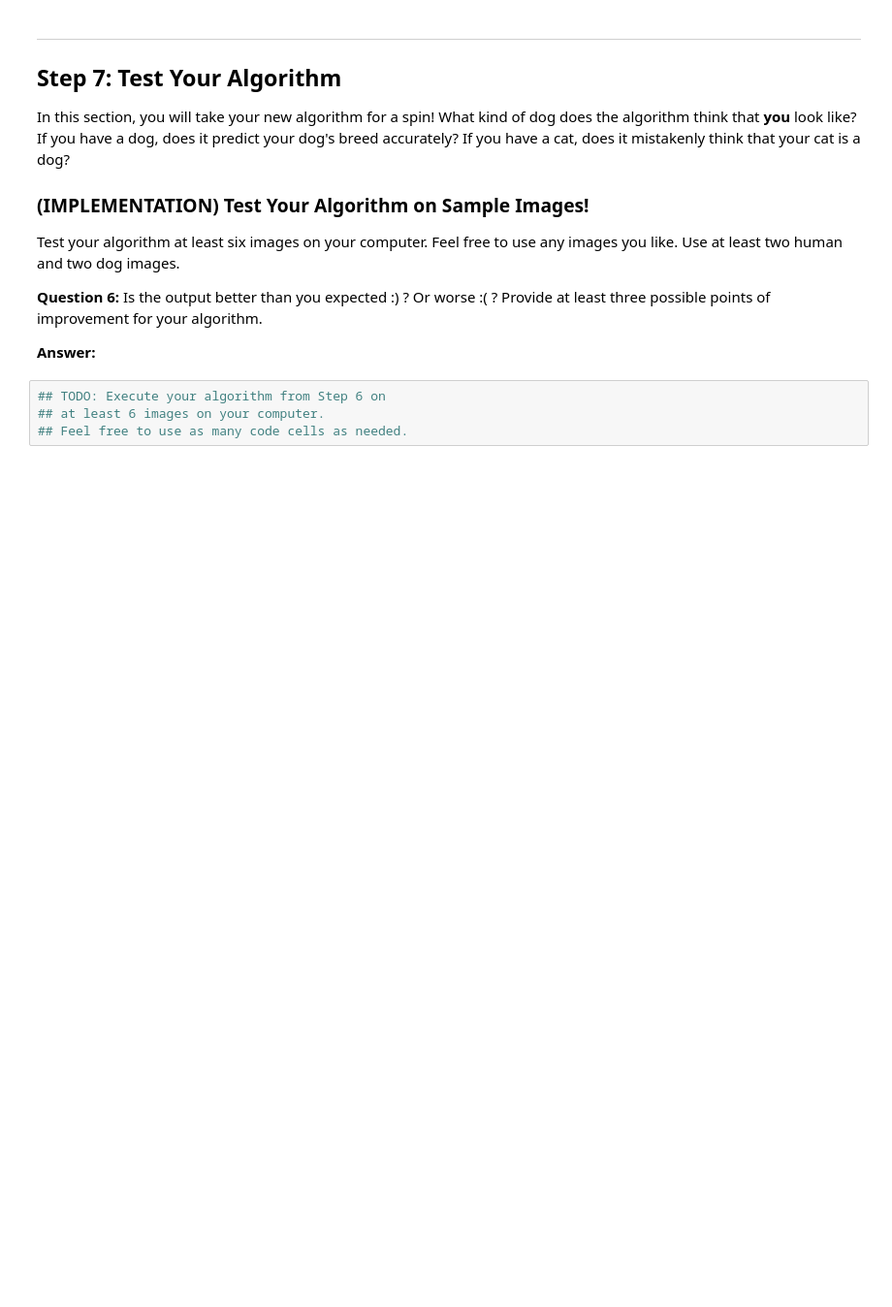
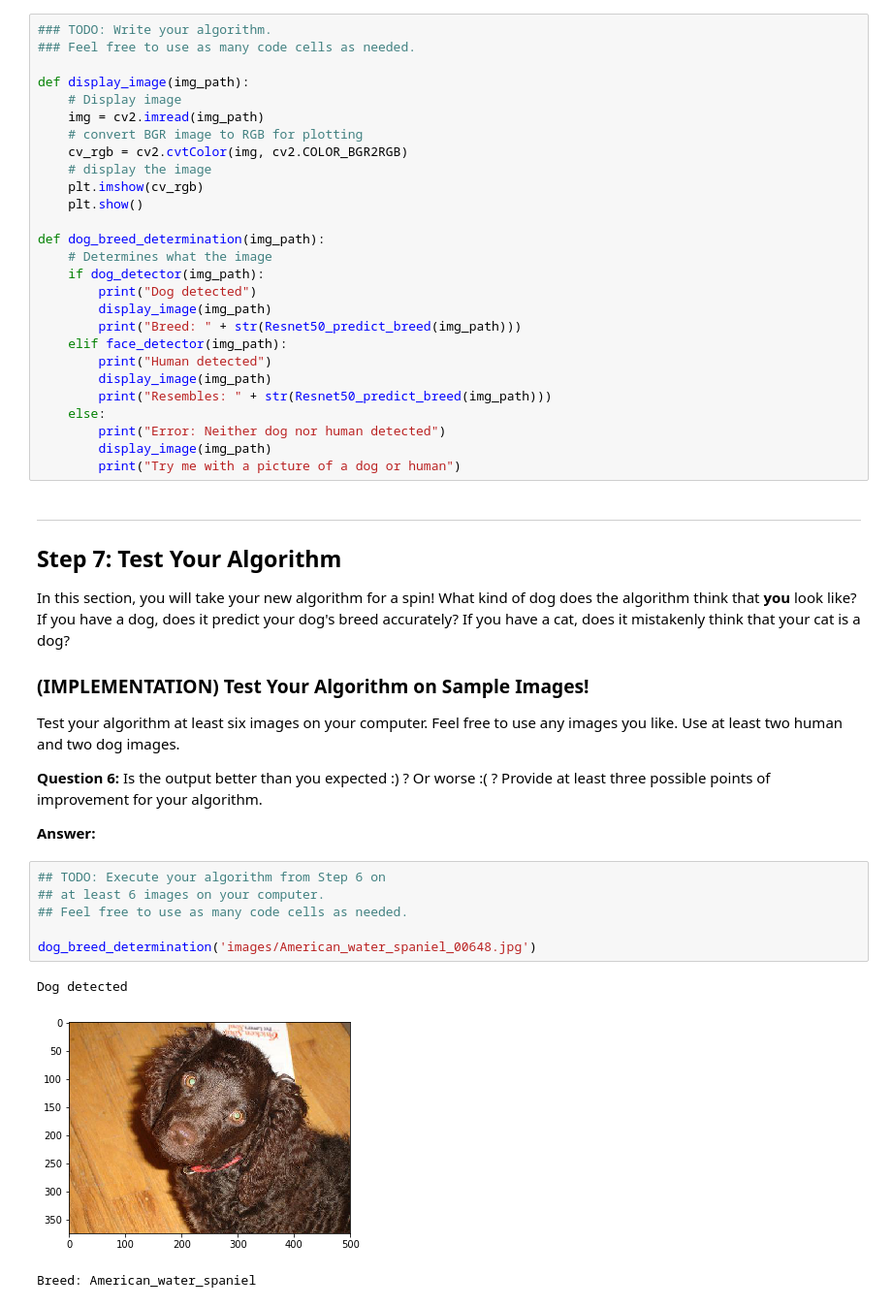
Before and after one commit to karnaker/dog-project, a Jupyter notebook: dog_app.ipynb, the cells around one changed output. Shown at 97% size. Saved outputs shown, nothing was run; the diff lists cells and outputs as text; blank space fills up the shorter version.

```diff
--- a/dog_app.ipynb
+++ b/dog_app.ipynb
@@ -738,3 +735,30 @@ Some sample output for our algorithm is provided below, but feel free to design
+# %%
+### TODO: Write your algorithm.
+### Feel free to use as many code cells as needed.
+
+def display_image(img_path):
+    # Display image
+    img = cv2.imread(img_path)
+    # convert BGR image to RGB for plotting
+    cv_rgb = cv2.cvtColor(img, cv2.COLOR_BGR2RGB)
+    # display the image
+    plt.imshow(cv_rgb)
+    plt.show()
+
+def dog_breed_determination(img_path):
+    # Determines what the image
+    if dog_detector(img_path):
+        print("Dog detected")
+        display_image(img_path)
+        print("Breed: " + str(Resnet50_predict_breed(img_path)))
+    elif face_detector(img_path):
+        print("Human detected")
+        display_image(img_path)
+        print("Resembles: " + str(Resnet50_predict_breed(img_path)))
+    else:
+        print("Error: Neither dog nor human detected")
+        display_image(img_path)
+        print("Try me with a picture of a dog or human")
 # %% [markdown]
 ---
 <a id='step7'></a>
@@ -752,4 +776,10 @@ __Answer:__
 # %%
 ## TODO: Execute your algorithm from Step 6 on
 ## at least 6 images on your computer.
 ## Feel free to use as many code cells as needed.
+
+dog_breed_determination('images/American_water_spaniel_00648.jpg')
+# %% [output]
+Dog detected
+[figure, added]
+Breed: American_water_spaniel
```
Also changed, not shown: parts of 1 cell of this notebook.
